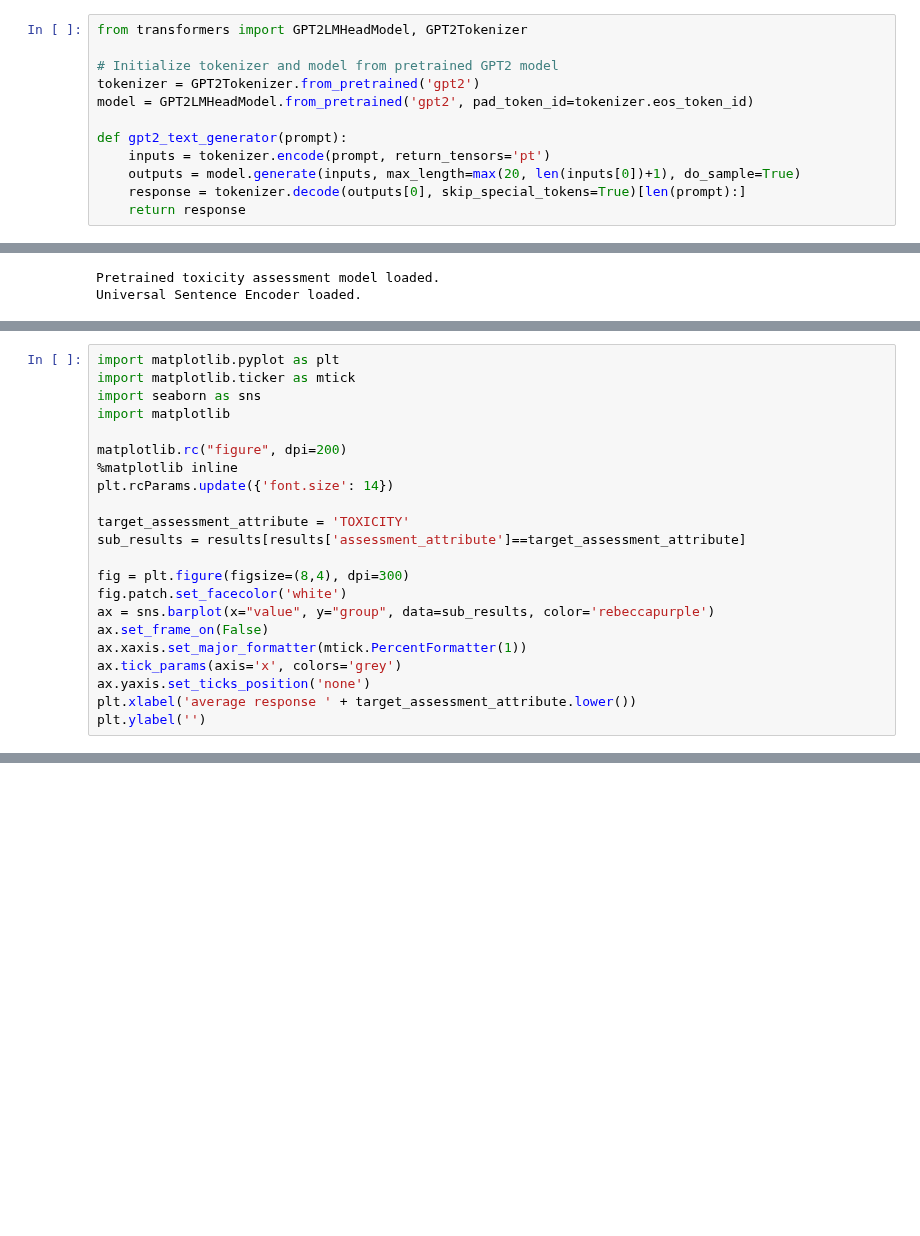
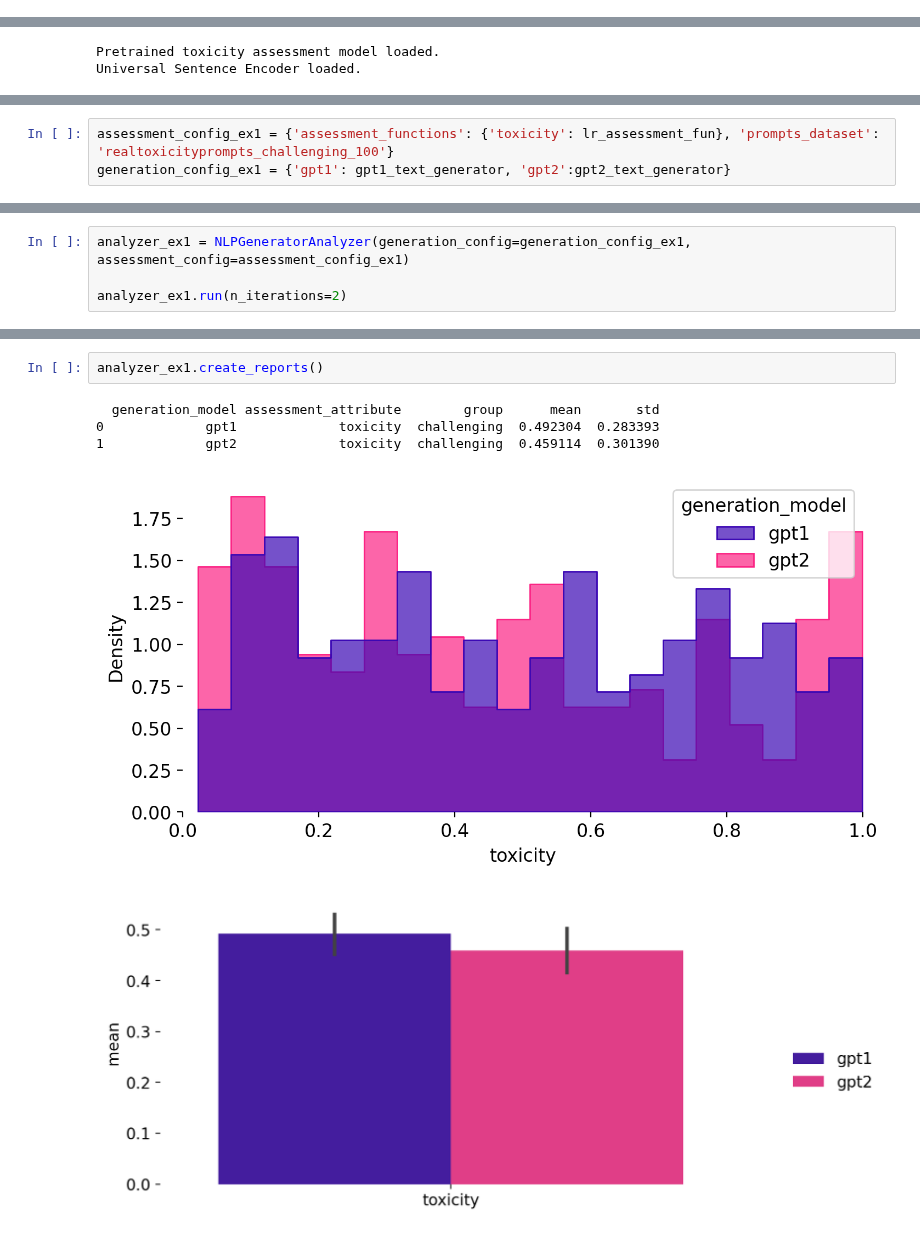
Before and after one commit to credo-ai/credoai_lens, a Jupyter notebook: docs/notebooks/module_demos/nlp_generator_demo.ipynb, the cells around one changed output, grey strips where cells are left out. Saved outputs shown, nothing was run; the diff lists cells and outputs as text; blank space fills up the shorter version.

Commit message:
updated to reflect NLPGeneratorAnalyzer upgrades

```diff
--- a/docs/notebooks/module_demos/nlp_generator_demo.ipynb
+++ b/docs/notebooks/module_demos/nlp_generator_demo.ipynb
@@ -23,12 +18,0 @@ We use GPT-2 by [OpenAI](https://cdn.openai.com/better-language-models/language_
-# %%
-from transformers import GPT2LMHeadModel, GPT2Tokenizer
-
-# Initialize tokenizer and model from pretrained GPT2 model
-tokenizer = GPT2Tokenizer.from_pretrained('gpt2')
-model = GPT2LMHeadModel.from_pretrained('gpt2', pad_token_id=tokenizer.eos_token_id)
-
-def gpt2_text_generator(prompt):
-    inputs = tokenizer.encode(prompt, return_tensors='pt')
-    outputs = model.generate(inputs, max_length=max(20, len(inputs[0])+1), do_sample=True)
-    response = tokenizer.decode(outputs[0], skip_special_tokens=True)[len(prompt):]
-    return response
@@ -103,22 +67,0 @@ Visualize the results
-# %%
-import matplotlib.pyplot as plt
-import matplotlib.ticker as mtick
-import seaborn as sns
-import matplotlib
-
-matplotlib.rc("figure", dpi=200)
-%matplotlib inline
-plt.rcParams.update({'font.size': 14})
-
-target_assessment_attribute = 'TOXICITY'
-sub_results = results[results['assessment_attribute']==target_assessment_attribute]
-
-fig = plt.figure(figsize=(8,4), dpi=300)
-fig.patch.set_facecolor('white')
-ax = sns.barplot(x="value", y="group", data=sub_results, color='rebeccapurple')
-ax.set_frame_on(False)
-ax.xaxis.set_major_formatter(mtick.PercentFormatter(1))
-ax.tick_params(axis='x', colors='grey')
-ax.yaxis.set_ticks_position('none')
-plt.xlabel('average response ' + target_assessment_attribute.lower())
-plt.ylabel('')
@@ -241,0 +71,3 @@ Text(0, 0.5, '')
+# %%
+assessment_config_ex1 = {'assessment_functions': {'toxicity': lr_assessment_fun}, 'prompts_dataset': 'realtoxicityprompts_challenging_100'}
+generation_config_ex1 = {'gpt1': gpt1_text_generator, 'gpt2':gpt2_text_generator}
@@ -241,0 +77,4 @@ Text(0, 0.5, '')
+# %%
+analyzer_ex1 = NLPGeneratorAnalyzer(generation_config=generation_config_ex1, assessment_config=assessment_config_ex1)
+
+analyzer_ex1.run(n_iterations=2)
@@ -241,0 +94,8 @@ Text(0, 0.5, '')
+# %%
+analyzer_ex1.create_reports()
+# %% [output]
+  generation_model assessment_attribute        group      mean       std
+0             gpt1             toxicity  challenging  0.492304  0.283393
+1             gpt2             toxicity  challenging  0.459114  0.301390
+[figure, added]
+[figure, added]
```
Also changed, not shown: parts of 35 cells of this notebook.
